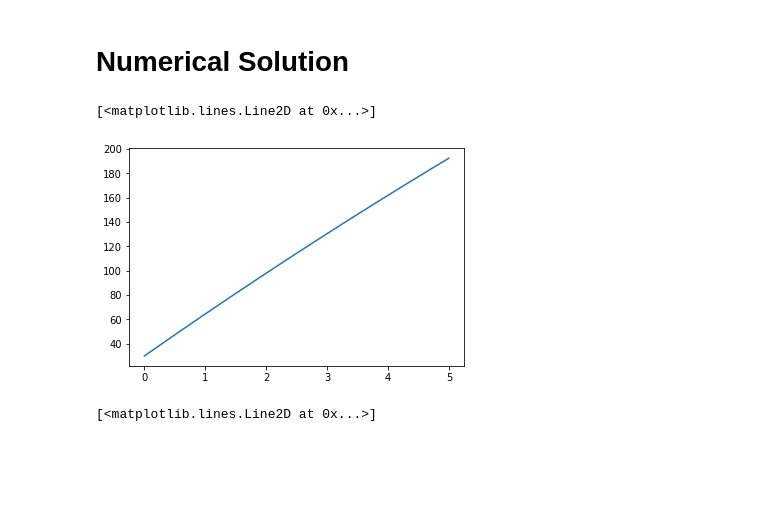
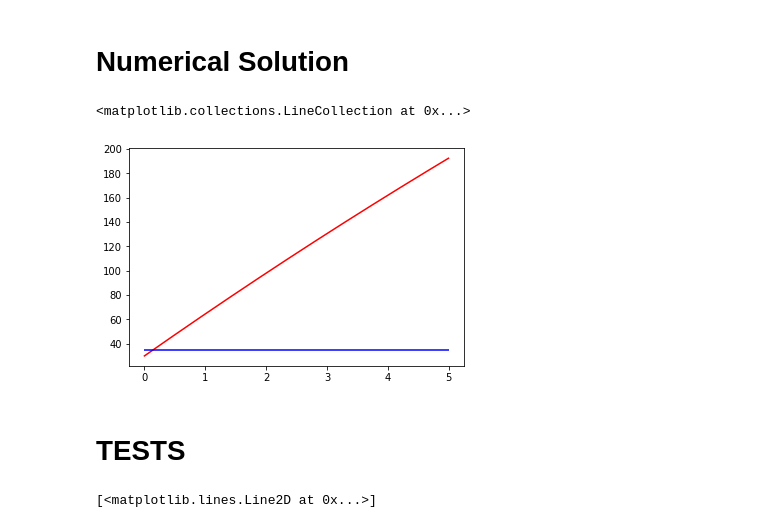
Before and after one commit to BenjaminWills/differential-equation-solver, a Jupyter notebook: eulers_method/euler_example.ipynb, the cells around one changed output. Cells and saved outputs as stored; diff of their text form; code cells hidden in the pictures; blank space fills up the shorter version.

```diff
--- a/eulers_method/euler_example.ipynb
+++ b/eulers_method/euler_example.ipynb
@@ -69,11 +69,14 @@ x,y = euler_method(
     endpoint,
     steps
 )
-# %%
-plt.plot(x,y)
-# %% [output]
-[<matplotlib.lines.Line2D at 0x...>]
-[figure, removed]
+# %%
+plt.plot(x,y,color = 'red')
+plt.hlines(y = surrounding_temperature,xmin = 0,xmax = endpoint, color = 'blue')
+# %% [output]
+<matplotlib.collections.LineCollection at 0x...>
+[figure, added]
+# %% [markdown]
+# TESTS
 # %%
 x,y = euler_method(
     lambda x,y: (1-y),
```
Also changed, not shown: parts of 2 cells of this notebook.
